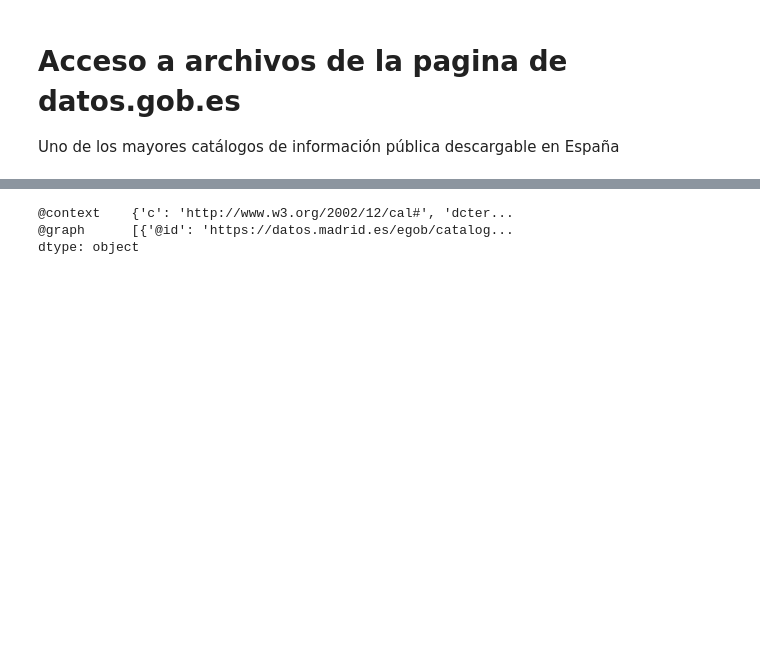
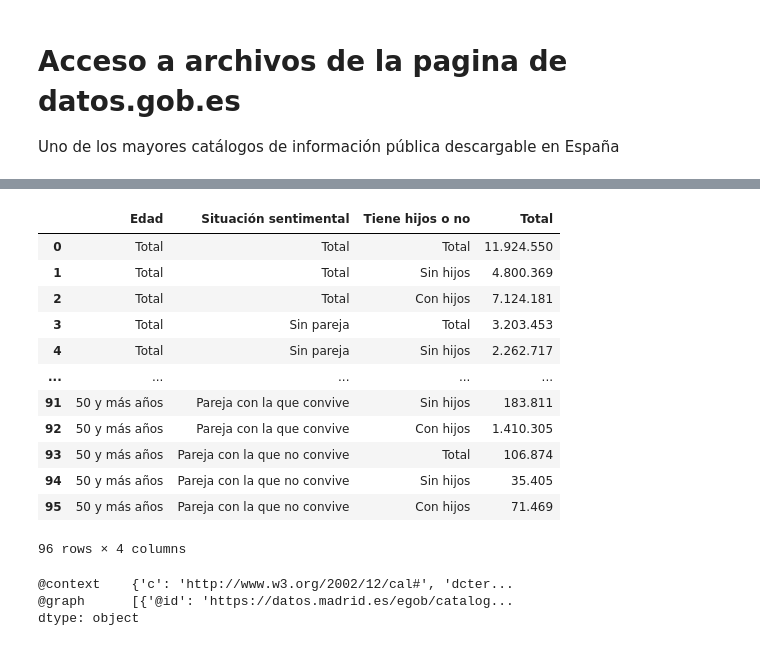
Before and after one commit to lhernandezc96/ds-nov23-thebridge, a Jupyter notebook: 2_Analytics/3-APIs/APIs/Teoría/Web data.ipynb, the cells around one changed output, grey strips where cells are left out. Cells and saved outputs as stored; diff of their text form; code cells hidden in the pictures; blank space fills up the shorter version.

```diff
--- a/2_Analytics/3-APIs/APIs/Teoría/Web data.ipynb
+++ b/2_Analytics/3-APIs/APIs/Teoría/Web data.ipynb
@@ -154,3 +148,21 @@ Descarga con pandas un dataset de la página https://datos.gob.es/es/catalogo ac
+# %%
+url = "https://www.ine.es/jaxi/files/_px/csv_bdsc/t20/p317/a2018/p01/e01/03001.csv"
+df = pd.read_csv(url,sep=";")
+df
+# %% [output]
+|  | Edad | Situación sentimental | Tiene hijos o no | Total |
+| 0 | Total | Total | Total | 11.924.550 |
+| 1 | Total | Total | Sin hijos | 4.800.369 |
+| 2 | Total | Total | Con hijos | 7.124.181 |
+| 3 | Total | Sin pareja | Total | 3.203.453 |
+| 4 | Total | Sin pareja | Sin hijos | 2.262.717 |
+| ... | ... | ... | ... | ... |
+| 91 | 50 y más años | Pareja con la que convive | Sin hijos | 183.811 |
+| 92 | 50 y más años | Pareja con la que convive | Con hijos | 1.410.305 |
+| 93 | 50 y más años | Pareja con la que no convive | Total | 106.874 |
+| 94 | 50 y más años | Pareja con la que no convive | Sin hijos | 35.405 |
+| 95 | 50 y más años | Pareja con la que no convive | Con hijos | 71.469 |
+96 rows × 4 columns
 # %%
 url = "https://datos.madrid.es/egob/catalogo/206974-0-agenda-eventos-culturales-100.json"
 datos = pd.read_json(url, typ = "series")
```
Also changed, not shown: parts of 33 cells of this notebook, 5 other files.
